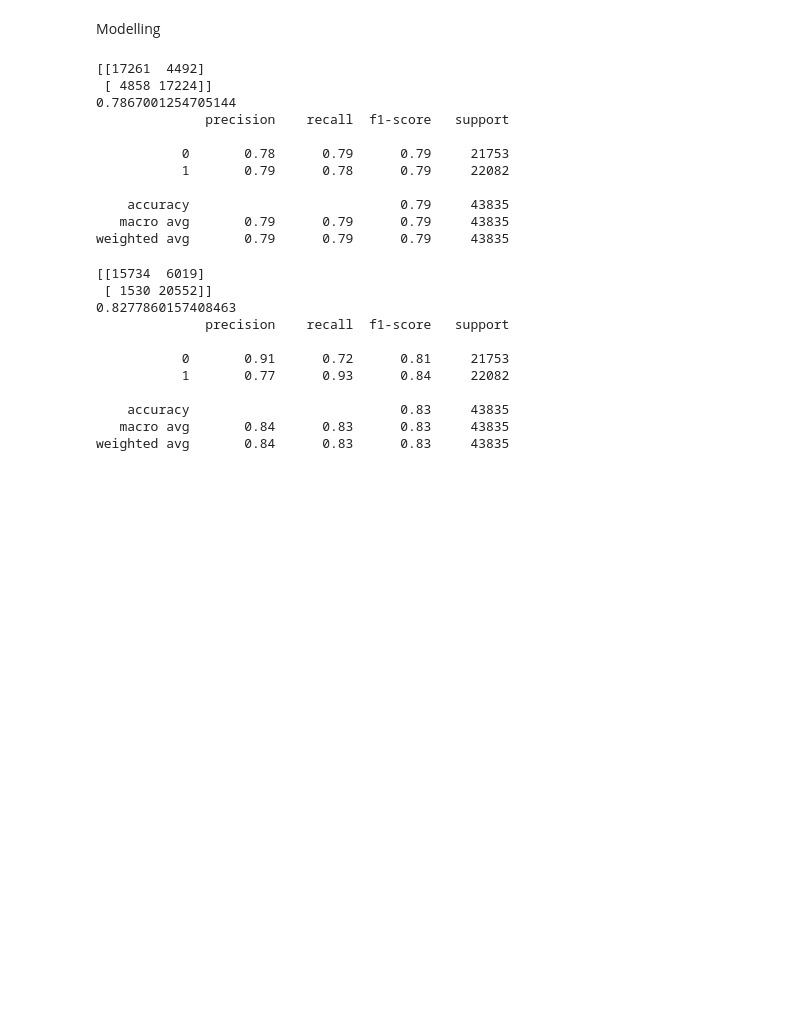
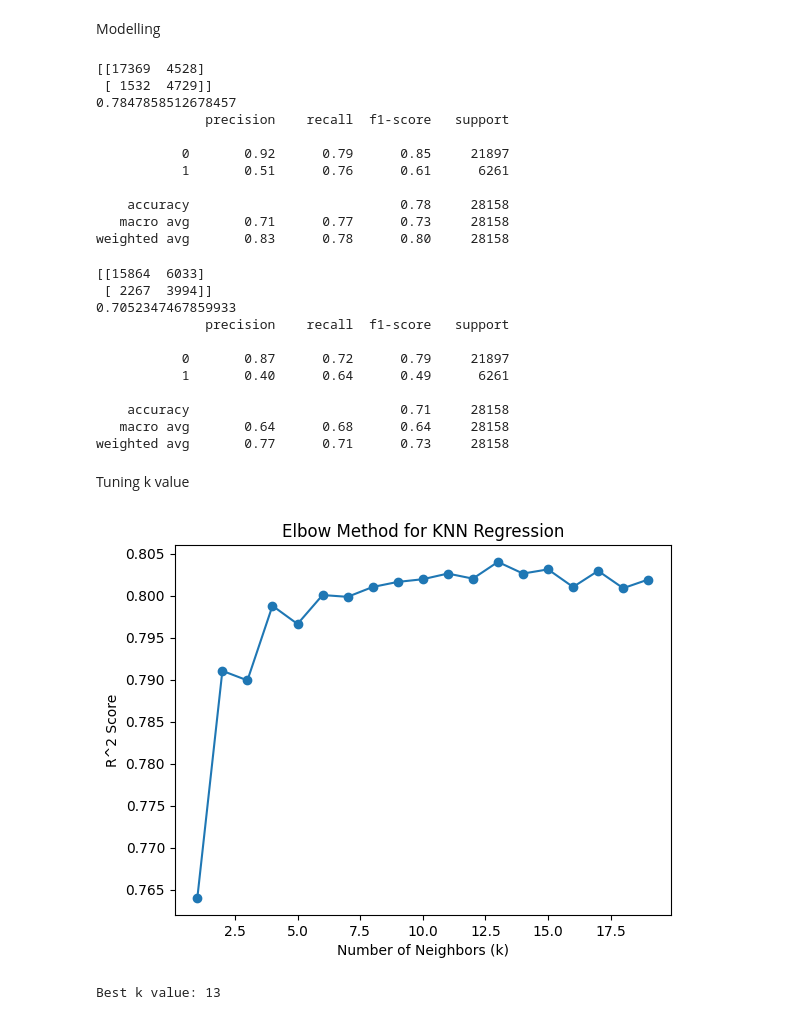
Before and after one commit to AmanSinghal07/PraxisProjects, a Jupyter notebook: Rainfall_Prediction.ipynb, the cells around one changed output. Saved outputs shown, nothing was run; the diff lists cells and outputs as text; code cells hidden in the pictures; blank space fills up the shorter version.

```diff
--- a/Rainfall_Prediction.ipynb
+++ b/Rainfall_Prediction.ipynb
@@ -447,6 +468,3 @@ Name: RainTomorrow, dtype: int64
-# %%
-from sklearn.model_selection import train_test_split
-X_train,X_test,y_train,y_test=train_test_split(X_res,y_res,test_size=0.20,random_state=42)
 # %% [markdown]
 Modelling
 # %%
@@ -459,38 +480,75 @@ from sklearn import metrics
 # %%
 logreg = LogisticRegression()
-logreg.fit(X_train, y_train)
-y_pred = logreg.predict(X_test)
+logreg.fit(X_res,y_res)
+y_pred = logreg.predict(X_test_scaled)
 print(confusion_matrix(y_test,y_pred))
 print(accuracy_score(y_test,y_pred))
 print(classification_report(y_test,y_pred))
 # %% [output]
-[[17261  4492]
- [ 4858 17224]]
-0.7867001254705144
+[[17369  4528]
+ [ 1532  4729]]
+0.7847858512678457
               precision    recall  f1-score   support
 
-           0       0.78      0.79      0.79     21753
-           1       0.79      0.78      0.79     22082
+           0       0.92      0.79      0.85     21897
+           1       0.51      0.76      0.61      6261
 
-    accuracy                           0.79     43835
-   macro avg       0.79      0.79      0.79     43835
-weighted avg       0.79      0.79      0.79     43835
+    accuracy                           0.78     28158
+   macro avg       0.71      0.77      0.73     28158
+weighted avg       0.83      0.78      0.80     28158
 # %%
 knn = KNeighborsClassifier(n_neighbors=5)
-knn.fit(X_train,y_train)
-y_pred2 = knn.predict(X_test)
+knn.fit(X_res,y_res)
+y_pred2 = knn.predict(X_test_scaled)
 print(confusion_matrix(y_test,y_pred2))
 print(accuracy_score(y_test,y_pred2))
 print(classification_report(y_test,y_pred2))
 # %% [output]
-[[15734  6019]
- [ 1530 20552]]
-0.8277860157408463
+[[15864  6033]
+ [ 2267  3994]]
+0.7052347467859933
               precision    recall  f1-score   support
 
-           0       0.91      0.72      0.81     21753
-           1       0.77      0.93      0.84     22082
+           0       0.87      0.72      0.79     21897
+           1       0.40      0.64      0.49      6261
 
-    accuracy                           0.83     43835
-   macro avg       0.84      0.83      0.83     43835
-weighted avg       0.84      0.83      0.83     43835
+    accuracy                           0.71     28158
+   macro avg       0.64      0.68      0.64     28158
+weighted avg       0.77      0.71      0.73     28158
+# %% [markdown]
+Tuning k value
+# %%
+# Define a range of k values
+k_values = np.arange(1, 20)
+
+# Initialize lists to store R^2 scores
+acc_scores = []
+
+# Iterate over each k value
+for k in k_values:
+    # Create a KNN classifier with the current k value
+    knn_Classifier = KNeighborsClassifier(n_neighbors=k)
+
+    # Fit the model on the training data
+    knn_Classifier.fit(X_train_scaled, y_train)
+
+    # Make predictions on the validation set
+    y_pred_KO = knn_Classifier.predict(X_test_scaled)
+
+    # Evaluate the R^2 score and store it
+    r2 = accuracy_score(y_test,y_pred_KO)
+    acc_scores.append(r2)
+# %%
+# Plot the accuracy scores for different k values
+plt.plot(k_values, acc_scores, marker='o')
+plt.title('Elbow Method for KNN Regression')
+plt.xlabel('Number of Neighbors (k)')
+plt.ylabel('R^2 Score')
+plt.show()
+
+# Identify the k value at the "elbow" point (where R^2 score stops improving significantly)
+best_k = k_values[np.argmax(acc_scores)]
+print(f"Best k value: {best_k}")
+# %% [output]
+[figure, added]
+Best k value: 13
```
Also changed, not shown: parts of 16 cells of this notebook.
